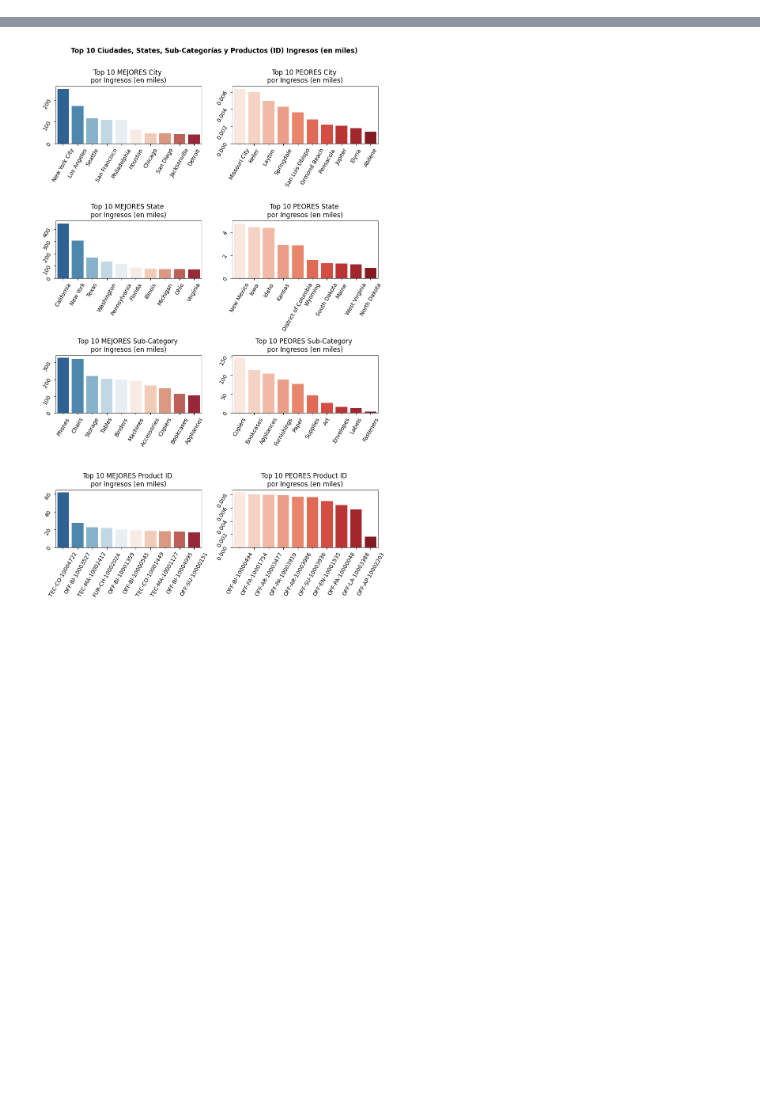
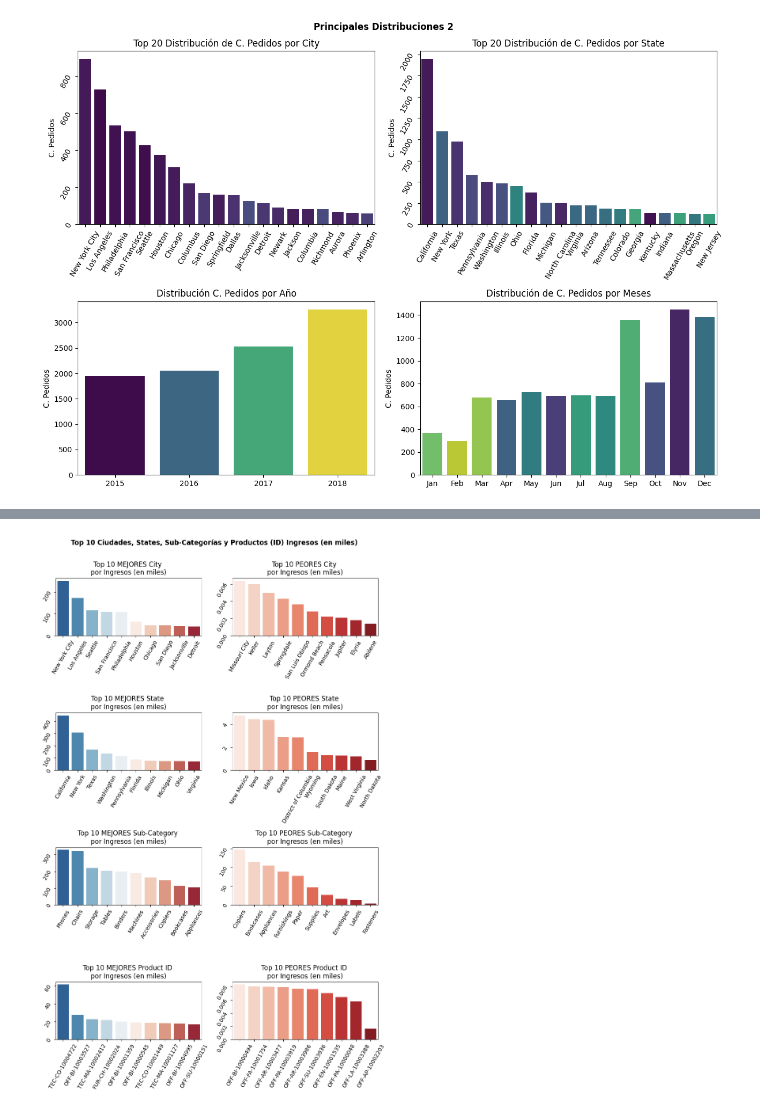
Before and after one commit to christianV1zcardo/Proyect_superstore_sales, a Jupyter notebook: superstore_sales.ipynb, the cells around one changed output, grey strips where cells are left out. Cells and saved outputs as stored; diff of their text form; code cells hidden in the pictures; blank space fills up the shorter version.

```diff
--- a/superstore_sales.ipynb
+++ b/superstore_sales.ipynb
@@ -69,35 +137,37 @@ axe2 = axe2.flatten()
 dist_categoricas2 = ['City', 'State']
 
 # TOP 20 Gráficos 1 y 2
 for i, cat2 in enumerate(dist_categoricas2):
-    axe2[i] = sns.countplot(data=df, x=cat2, ax=axe2[i], palette='viridis', hue=cat2,
-                            order=df[cat2].value_counts().iloc[:20].index)
+    axe2[i] = sns.countplot(data=df, x=cat2, ax=axe2[i], palette='viridis',
+                    hue=cat2, order=df[cat2].value_counts().iloc[:20].index)
     axe2[i].set_title(f"Top 20 Distribución de C. Pedidos por {cat2}")
     axe2[i].tick_params(labelrotation=60)
     axe2[i].set_xlabel('')
     axe2[i].set_ylabel('C. Pedidos')
 
 
 
 orden_meses = ['Jan', 'Feb', 'Mar', 'Apr', 'May', 'Jun', 'Jul', 'Aug', 'Sep',
                'Oct', 'Nov', 'Dec']
 
 # Gráfico 3 (Años)
 sns.countplot(data=df, x='Order Year', ax=axe2[2], palette='viridis',
               hue='Order Year', legend=False)
 axe2[2].set_title(f"Distribución C. Pedidos por Año")
 axe2[2].set_xlabel('')
 axe2[2].set_ylabel('C. Pedidos')
 
 # Gráfico 4 (Meses)
 sns.countplot(data=df, x='Order Month', ax=axe2[3], palette='viridis',
               order=orden_meses, hue='Order Month', legend=False)
 axe2[3].set_title('Distribución de C. Pedidos por Meses')
 axe2[3].set_xlabel('')
 axe2[3].set_ylabel('C. Pedidos')
 
 plt.tight_layout()
 plt.show()
+# %% [output]
+[figure, added]
 # %%
 # INGRESOS X VARIABLES CATEGÓRICAS SIMPLES POR MESES Y AÑO
 
```
Also changed, not shown: parts of 8 cells of this notebook, 2 other files.
